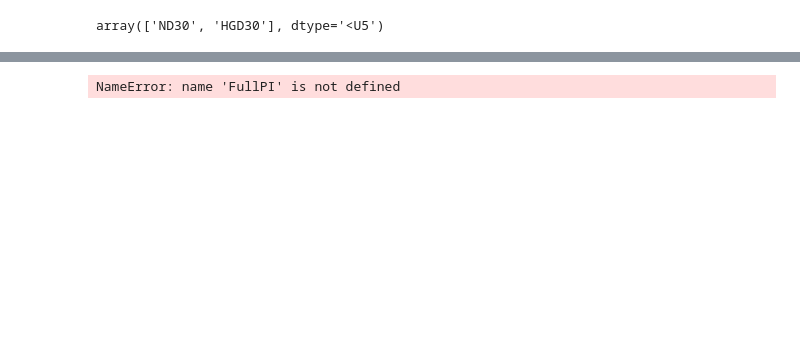
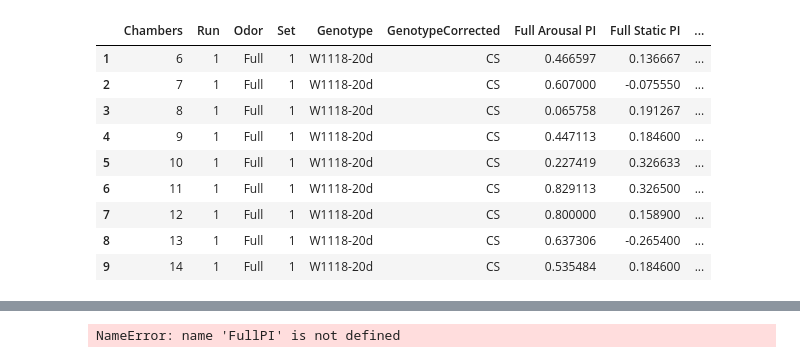
Before and after one commit to sangyu/SangyuShared, a Jupyter notebook: ACCCodetoShare/SharedMOTCode/Shared Arousal PI for MOT2 CS and Gal4 UAS.ipynb, the cells around one changed output, grey strips where cells are left out. Saved outputs shown, nothing was run; the diff lists cells and outputs as text; code cells hidden in the pictures; blank space fills up the shorter version.

```diff
--- a/ACCCodetoShare/SharedMOTCode/Shared Arousal PI for MOT2 CS and Gal4 UAS.ipynb
+++ b/ACCCodetoShare/SharedMOTCode/Shared Arousal PI for MOT2 CS and Gal4 UAS.ipynb
@@ -188,7 +182,16 @@ Try using .loc[row_indexer,col_indexer] = value instead
 
 See the caveats in the documentation: http://pandas.pydata.org/pandas-docs/stable/indexing.html#indexing-view-versus-copy
 # %%
+
+
 plt.figure
+
+PIdfAllDay['Status']=PIdfAllDay.GenotypeCorrected
+PIdfAllDay.loc[PIdfAllDay.GenotypeCorrected == 'Control Gal4', 'Status']='Sibling'
+PIdfAllDay.loc[PIdfAllDay.GenotypeCorrected == 'Control UAS', 'Status']='Sibling'
+PIdfAllDay.loc[PIdfAllDay.GenotypeCorrected == 'Test', 'Status']='Offspring'
+
+
 PIdfAllDay1=PIdfAllDay
 
 # PIdfAllDay1=PIdfAllDay.loc[PIdfAllDay.Genotype!='W1118']
@@ -215,8 +218,8 @@ uniqueRunIdx=np.unique(PIdfAllDay1.Run, return_index=True)[1]
 RunLabels=[PIdfAllDay1.loc[k+1].Run for k in uniqueRunIdx]
 uniqueOdorIdx=np.unique(PIdfAllDay1.Odor, return_index=True)[1]
 odorLabels=[PIdfAllDay1.loc[j+1].Odor for j in uniqueOdorIdx]
-uniqueSetIdx=np.unique(FullPIAllDay.Set, return_index=True)
-setLabels=[FullPIAllDay.loc[j].Set for j in uniqueOdorIdx]
+# uniqueSetIdx=np.unique(FullPIAllDay.Set, return_index=True)
+# setLabels=[FullPIAllDay.loc[j].Set for j in uniqueOdorIdx]
 
 
 
@@ -312,12 +315,17 @@ PIdfAllDay.to_csv(summaryFolderPath + 'PIdfAllDay'+ f[8:-4] + '.csv', sep=',', i
 
 
 
+FullPIAllDay['Status']=FullPIAllDay.GenotypeCorrected
+FullPIAllDay.loc[FullPIAllDay.GenotypeCorrected == 'Control Gal4', 'Status']='Sibling'
+FullPIAllDay.loc[FullPIAllDay.GenotypeCorrected == 'Control UAS', 'Status']='Sibling'
+FullPIAllDay.loc[FullPIAllDay.GenotypeCorrected == 'Test', 'Status']='Offspring'
+
 
 
 if minStaticTestIndex !=0:
     if len(GenotypeLabels)>1: # if there are different genotypes in the metadata, more commonly encountered in tests
         StaticF = dabest.load(FullPIAllDay,
-                           x=genotypeToUse, # the default for this test config is to group flies by genotype
+                           x='Genotype', # the default for this test config is to group flies by genotype
                            y='Full Static PI',
                            idx=GenotypeLabels,
                            paired=False
@@ -326,7 +334,7 @@ if minStaticTestIndex !=0:
         fStaticF = StaticF.mean_diff.plot(
                           swarm_label='Full Static PI',
                         contrast_label='Mean Diff',
-                           color_col='Odor',# and color by odor
+                           color_col='Genotype',# and color by odor
                            swarm_ylim =(-1.2,1.2),
 
                            fig_size=(6,4))
@@ -349,19 +357,16 @@ if minStaticTestIndex !=0:
                            swarm_ylim =(-1.2,1.2),
 
                            fig_size=(6,4))
-
+else:
 
     # print(b)
     plt.title(experimentName + ' Full Static Test')
     plt.savefig(summaryFolderPath+ 'FullPIStaticContrast' + f[8:-4] + '.png', bbox_inches='tight', dpi = 300)
 
 
-
-
-
 if len(GenotypeLabels)>1: # if there are different genotypes in the metadata, more commonly encountered in tests
     ArousalF = dabest.load(FullPIAllDay,
-                           x=genotypeToUse, # the default for this test config is to group flies by genotype
+                           x='Genotype', # the default for this test config is to group flies by genotype
                            y='Full Arousal PI',
                            idx=GenotypeLabels,
                            paired=False
@@ -372,7 +377,7 @@ if len(GenotypeLabels)>1: # if there are different genotypes in the metadata, mo
                            swarm_label='Full Arousal PI',
                         contrast_label='Mean Diff',
 
-                          color_col='Odor',# and color by odor
+                          color_col='Genotype',# and color by odor
                            swarm_ylim =(-1.2,1.2),
 
                            fig_size=(6,4))
@@ -405,4 +413,13 @@ KeyError: 0
-# %%
-GenotypeLabels
-# %% [output]
-array(['ND30', 'HGD30'], dtype='<U5')
+# %%
+FullPIAllDay
+# %% [output]
+|  | Chambers | Run | Odor | Set | Genotype | GenotypeCorrected | Full Arousal PI | Full Static PI | ... |
+| 1 | 6 | 1 | Full | 1 | W1118-20d | CS | 0.466597 | 0.136667 | ... |
+| 2 | 7 | 1 | Full | 1 | W1118-20d | CS | 0.607000 | -0.075550 | ... |
+| 3 | 8 | 1 | Full | 1 | W1118-20d | CS | 0.065758 | 0.191267 | ... |
+| 4 | 9 | 1 | Full | 1 | W1118-20d | CS | 0.447113 | 0.184600 | ... |
+| 5 | 10 | 1 | Full | 1 | W1118-20d | CS | 0.227419 | 0.326633 | ... |
+| 6 | 11 | 1 | Full | 1 | W1118-20d | CS | 0.829113 | 0.326500 | ... |
+| 7 | 12 | 1 | Full | 1 | W1118-20d | CS | 0.800000 | 0.158900 | ... |
+| 8 | 13 | 1 | Full | 1 | W1118-20d | CS | 0.637306 | -0.265400 | ... |
+| 9 | 14 | 1 | Full | 1 | W1118-20d | CS | 0.535484 | 0.184600 | ... |
```
Also changed, not shown: parts of 7 cells of this notebook, 7 other files.
